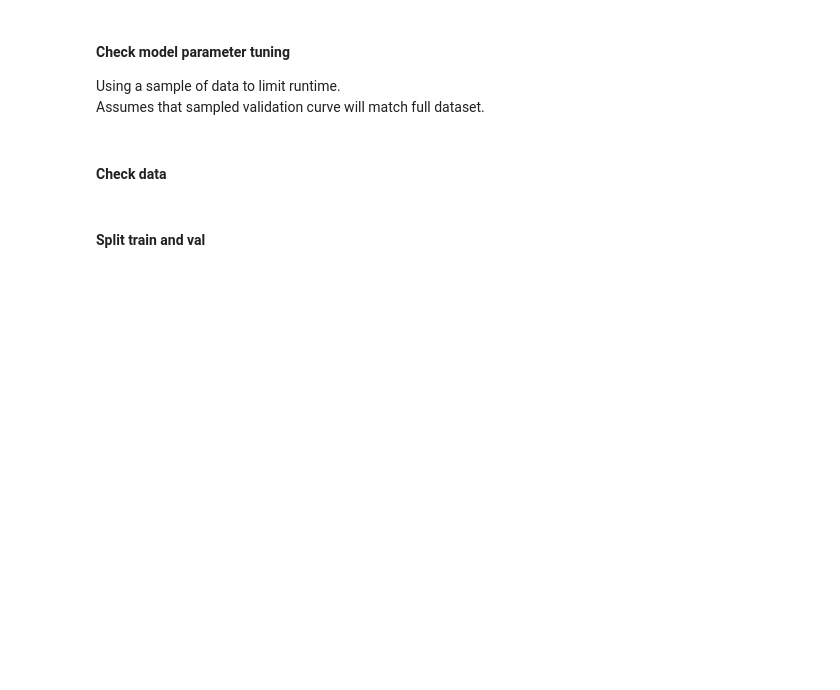
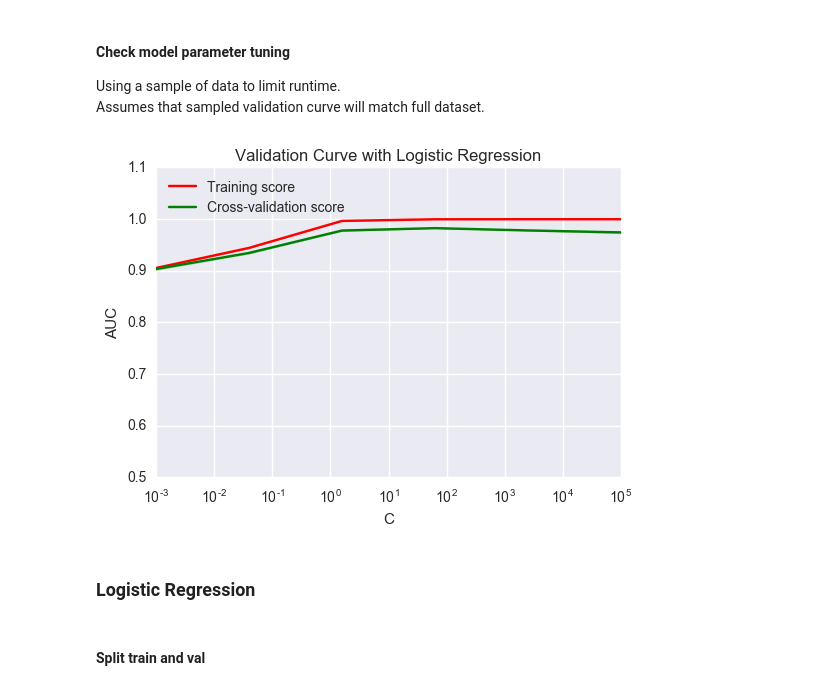
Before and after one commit to bshurick/kaggles, a Jupyter notebook: RedHat/redhat.ipynb, the cells around one changed output. Saved outputs shown, nothing was run; the diff lists cells and outputs as text; code cells hidden in the pictures; blank space fills up the shorter version.

```diff
--- a/RedHat/redhat.ipynb
+++ b/RedHat/redhat.ipynb
@@ -100,10 +102,12 @@ def test_scores(y_test, predictions, pr=True):
     ll = log_loss(y_test, predictions)
     a = accuracy_score(y_test, np.argmax(predictions,axis=1))
     auc = roc_auc_score(np.c_[y_test==0, y_test==1], predictions)
-    r = {'c':c,'logloss':ll,'accuracy':a,'AUC':auc}
-    pstr = '''C:{c} Log-Loss:{logloss:.7f} Accuracy:{accuracy:.7f} AUC:{AUC:.7f}'''
+    r = {'logloss':ll,'accuracy':a,'AUC':auc}
+    pstr = '''Log-Loss:{logloss:.7f} Accuracy:{accuracy:.7f} AUC:{AUC:.7f}'''
     if pr: print pstr.format(**r)
     return r
+
+RMSE = lambda x,y: np.sqrt(np.mean(x-y)**2)
 # %%
 def create_sparse_ohe_data(df, ohe_dict):
     rows = []
@@ -450,13 +476,13 @@ dump_files(X, X_test, IDs)
 Using a sample of data to limit runtime.
 Assumes that sampled validation curve will match full dataset.
 # %%
-run_charts = False
+run_charts = True
 if run_charts:
     sample = np.random.choice(xrange(X.shape[0]),size=100000)
     lr_validation_curve(X[sample,:],
                         Y.iloc[sample],
                         param_range= np.logspace(-3, 5, 6),
                         n_clusters=6,
                         n_jobs=6)
+# %% [output]
+[figure, added]
-# %% [markdown]
-#### Check data
@@ -466,3 +489,5 @@ if not check_exists('X'):
+# %% [markdown]
+### Logistic Regression
 # %% [markdown]
 #### Split train and val
 # %%
```
Also changed, not shown: parts of 48 cells of this notebook, 1 other file.
